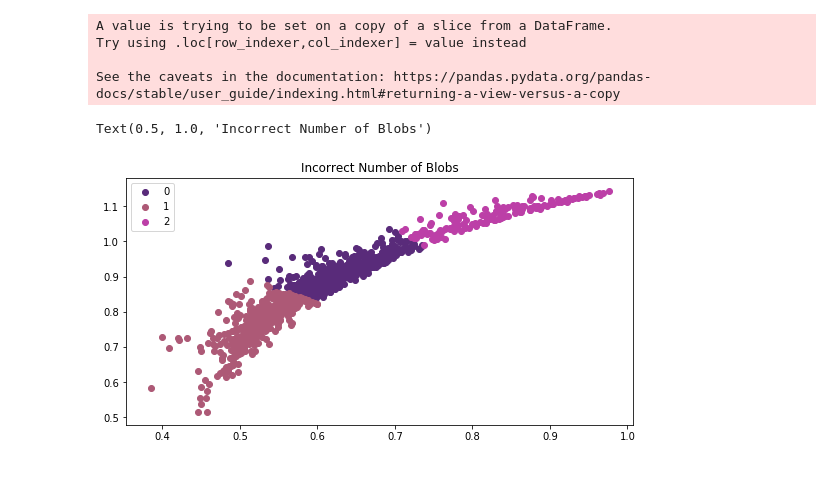
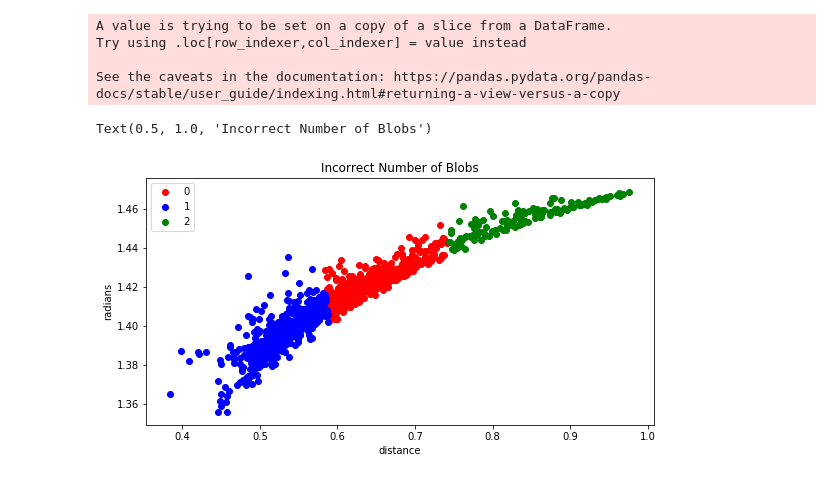
Before and after one commit to gabi939/elections, a Jupyter notebook: elections.ipynb, the cells around one changed output. Drawn from its saved outputs; the diff is of its cells as text; code cells hidden in the pictures.

```diff
--- a/elections.ipynb
+++ b/elections.ipynb
@@ -80,12 +111,0 @@ def unite_parties (df):
-# %%
-def normalize_to_voting_ratios(df_original):
-    """normalizing the votes according to proportion of votes per party"""
-
-    columns = ['Haredi','Right','Arab','Left','Likud','Blue and white']
-    df = df_original.copy()
-    for i,r in df.iterrows():
-        for c in columns:
-            x = r[c]/r['valid votes']
-            df.at[i , c]=x
-
-    return df[columns]
@@ -100,7 +122,7 @@ def angle_between(v1, v2):
     """
     v1_u = unit_vector(v1)
     v2_u = unit_vector(v2)
-    return np.arccos(np.clip(np.dot(v1_u, v2_u), -1.0, 1.0))
+    return np.arccos(np.clip(np.dot(v1, v2_u), -1.0, 1.0))
 
 def prepare_vectors(df):
     """calculates the distance and the angle of each vector from the base_vector"""
@@ -109,7 +131,7 @@ def prepare_vectors(df):
 
     matrix = []
     vector_base = np.zeros(df.shape[1])
-    vector_base.fill(1)
+    vector_base.fill(0.1)
 
     for row in df:
         dist = np.linalg.norm(row)
@@ -153,6 +205,5 @@ def barchar_group(df,x_var,groupby_var,size,name):
 # %%
 le = LabelEncoder()
-
 
 bycode = pd.read_excel(BYCODE,dtype=object)
 index = pd.read_excel(INDEX,sheet_name=SETTLEMENT_TYPE)
@@ -163,7 +214,7 @@ df_21 = unite_parties(df_21)
 df_21 = add_most_voted_colm(df_21)
 df_21 = inner_join(df_21,bycode,"code")
 df_21 = inner_join(df_21,index,"Settlement type code")
-df_21.fillna(0)
+df_21 = df_21.fillna(0)
 
 df_base = df_21[["Likud","Blue and white",'Haredi','Right','Arab','Left',"chosen","Settlement type","valid votes"]]
 # %%
@@ -249,9 +283,13 @@ df = vectors.groupby('Cluster Class')
 plt.figure(figsize=(20,10))
 plt.subplot(221)
 
+colors = itertools.cycle(["r", "b", "g"])
+
 for name,cluster in df:
-    plt.scatter(cluster["dist"], cluster["angle"],label = name,color =np.random.rand(3,))
+    plt.scatter(cluster["dist"], cluster["angle"],label = name,color =next(colors))
 
+plt.xlabel('distance')
+plt.ylabel('radians')
 plt.legend()
 plt.title("Incorrect Number of Blobs")
 # %% [output]
@@ -295,17 +333,22 @@ See the caveats in the documentation: https://pandas.pydata.org/pandas-docs/stab
 # %%
 df = vectors.groupby('Cluster Class')
 
 plt.figure(figsize=(20,10))
 plt.subplot(221)
 
+colors = itertools.cycle(["r", "b", "g"])
+
+
 for name,cluster in df:
-    plt.scatter(cluster["dist"], cluster["angle"],label = name,color =np.random.rand(3,))
+    plt.scatter(cluster["dist"], cluster["angle"],label = name,color =next(colors))
 
+plt.xlabel('distance')
+plt.ylabel('radians')
 plt.legend()
 plt.title("Incorrect Number of Blobs")
 # %% [output]
 Text(0.5, 1.0, 'Incorrect Number of Blobs')
-[figure, old version]
+[figure, new version]
 # %%
 barchar_group(df_base,"Cluster Class","Settlement type",300,"Stacked Histogram of clusters by Settlement type")
 # %% [output]
```
Also changed, not shown: parts of 27 cells of this notebook.
